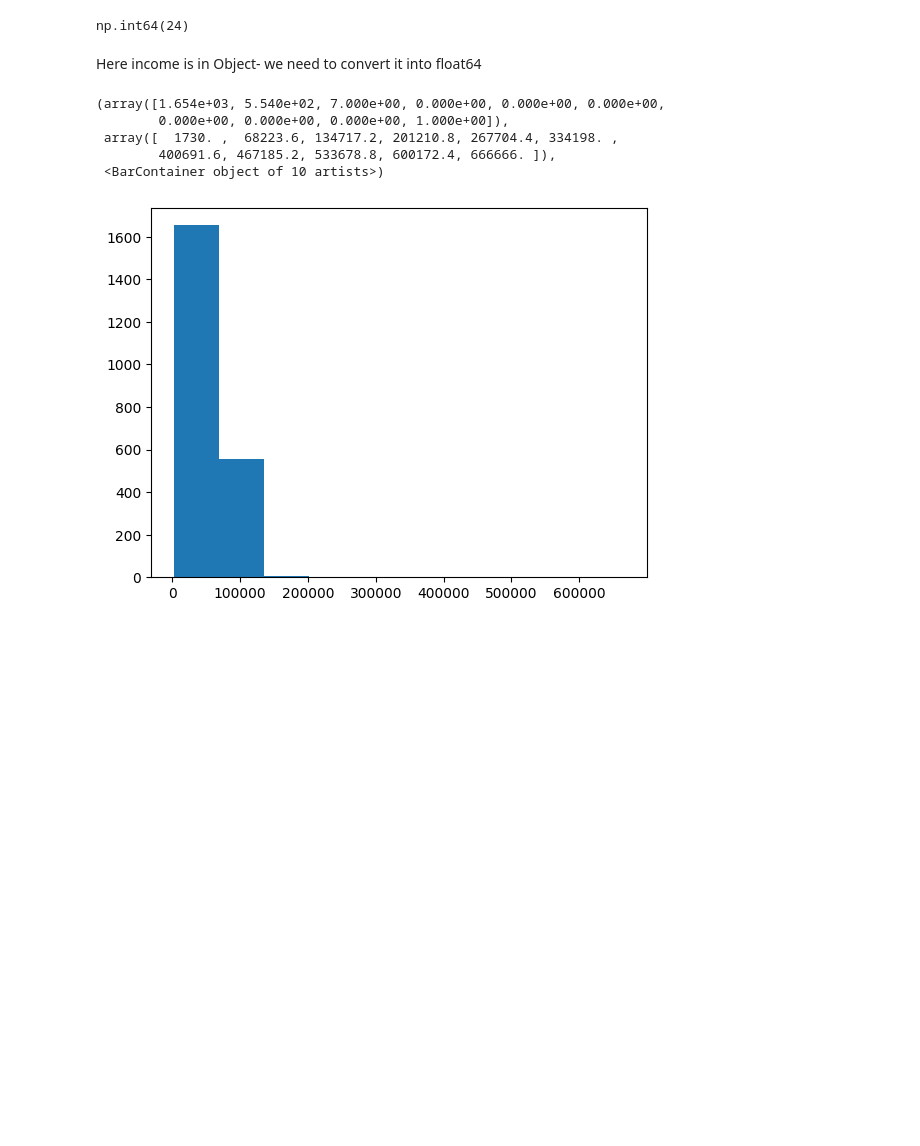
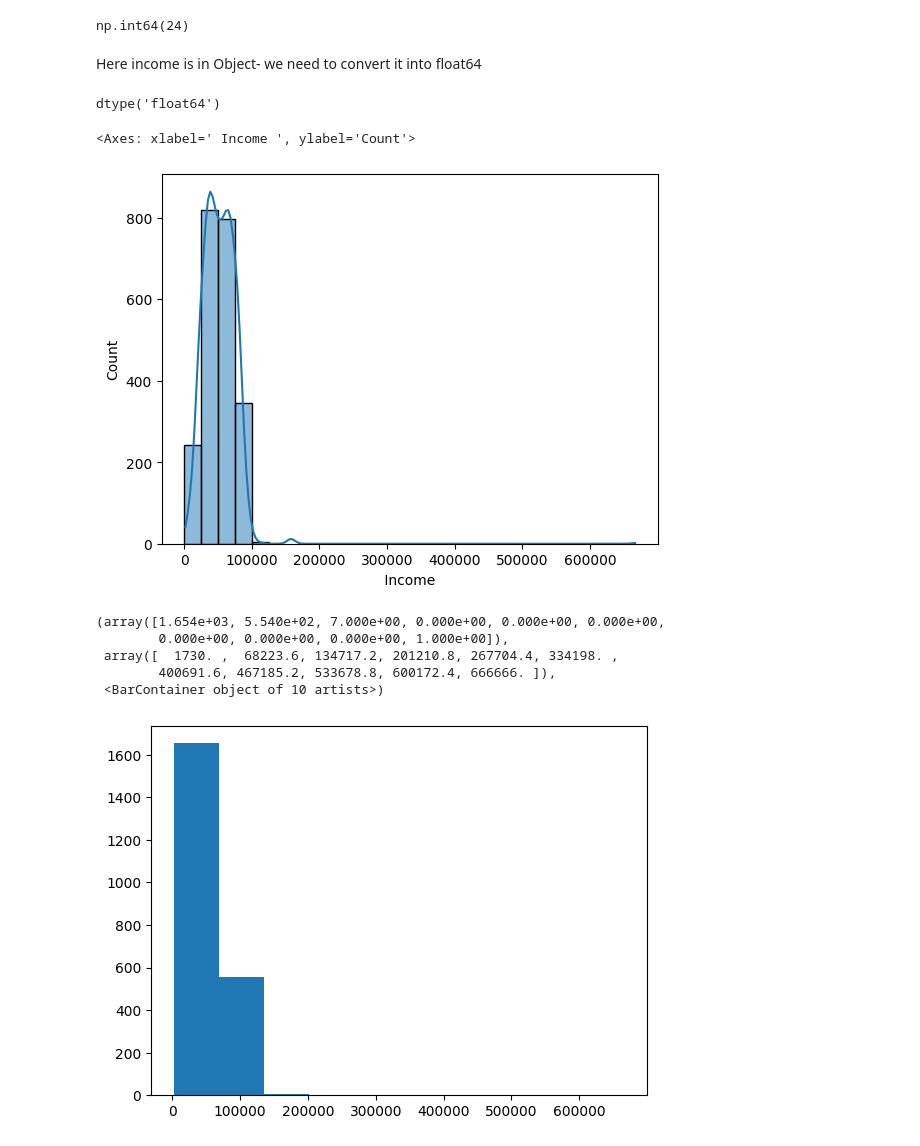
Before and after one commit to SachinSherki4/Data_Science, a Jupyter notebook: Data_Science_Projects/Marketing_Project_1/marketing_campaigns.ipynb, the cells around one changed output. Drawn from its saved outputs; the diff is of its cells as text; code cells hidden in the pictures; blank space fills up the shorter version.

```diff
--- a/Data_Science_Projects/Marketing_Project_1/marketing_campaigns.ipynb
+++ b/Data_Science_Projects/Marketing_Project_1/marketing_campaigns.ipynb
@@ -177,6 +178,15 @@ np.int64(24)
 Here income is in Object- we need to convert it into float64
 # %%
 df[' Income ']= df[' Income '].str.strip().str.replace('$','', regex=False).str.replace(',','', regex=False).pipe(pd.to_numeric, errors='coerce')
+# %%
+df[' Income '].dtype
+# %% [output]
+dtype('float64')
+# %%
+sns.histplot(df[' Income '], kde=True, bins=[0,25000,50000,75000,100000,125000])
+# %% [output]
+<Axes: xlabel=' Income ', ylabel='Count'>
+[figure, added]
 # %%
 # it has outlier
 plt.hist(df[' Income '])
```
Also changed, not shown: parts of 42 cells of this notebook, 2 other files.
